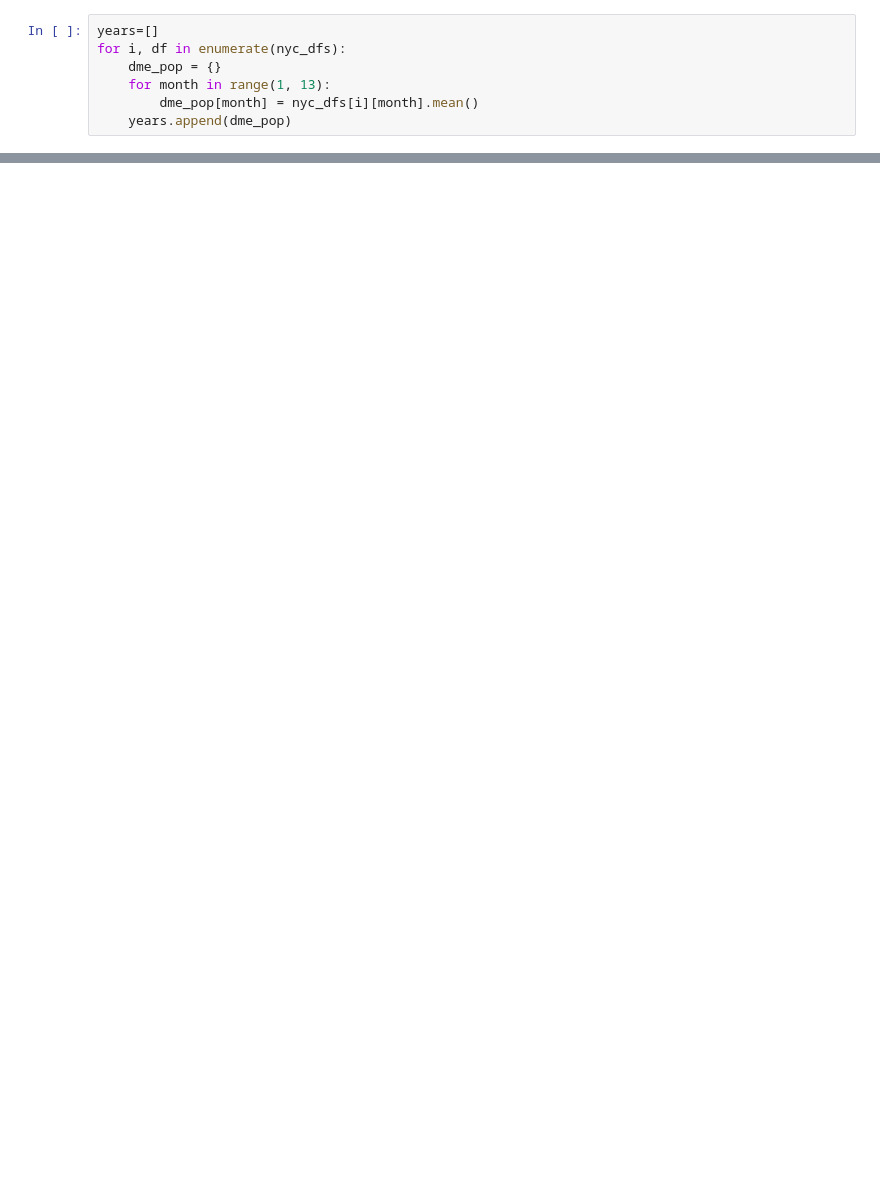
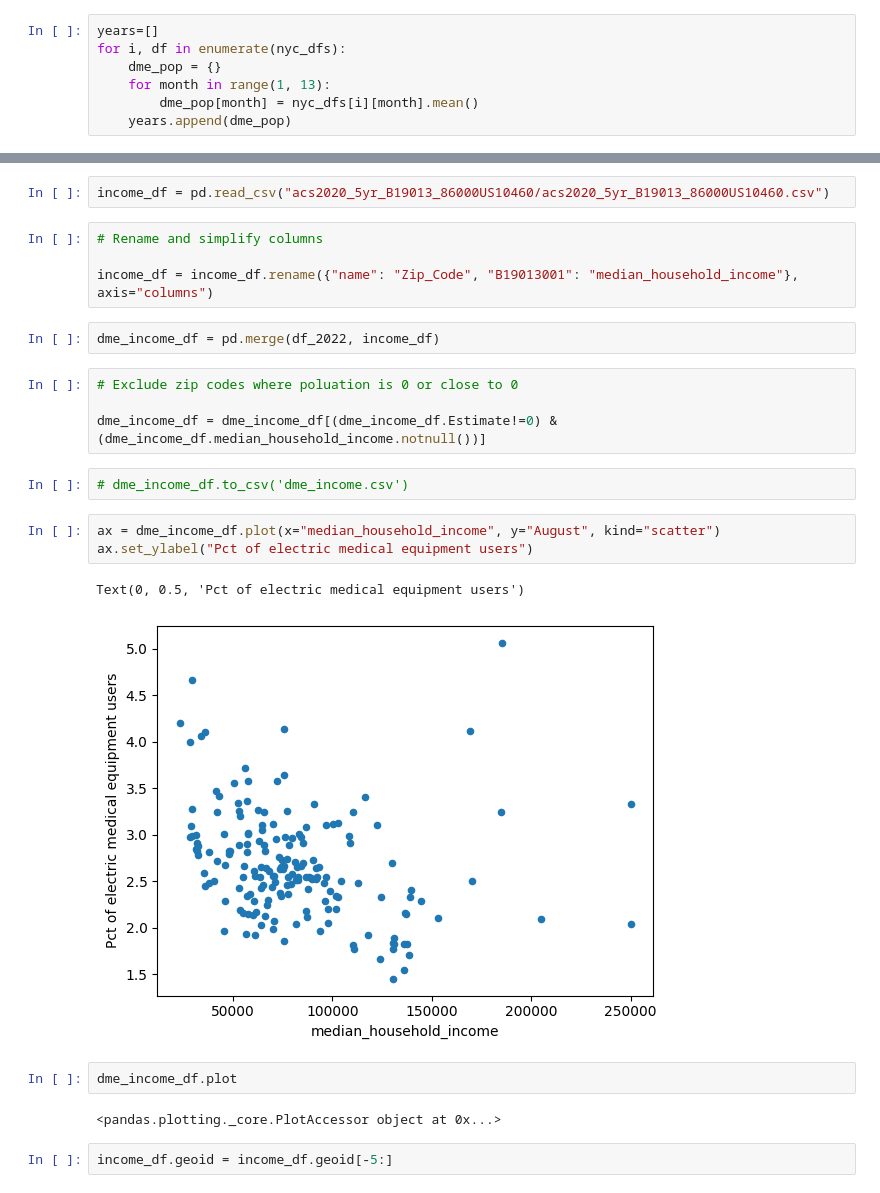
Before and after one commit to junekim6/nyc_power_outage, a Jupyter notebook: empower/empower_nyc.ipynb, the cells around one changed output, grey strips where cells are left out. Saved outputs shown, nothing was run; the diff lists cells and outputs as text; blank space fills up the shorter version.

```diff
--- a/empower/empower_nyc.ipynb
+++ b/empower/empower_nyc.ipynb
@@ -84,0 +74,26 @@ monthly_df.columns = monthly_df.columns+2016
+# %%
+income_df = pd.read_csv("acs2020_5yr_B19013_86000US10460/acs2020_5yr_B19013_86000US10460.csv")
+# %%
+# Rename and simplify columns
+
+income_df = income_df.rename({"name": "Zip_Code", "B19013001": "median_household_income"}, axis="columns")
+# %%
+dme_income_df = pd.merge(df_2022, income_df)
+# %%
+# Exclude zip codes where poluation is 0 or close to 0
+
+dme_income_df = dme_income_df[(dme_income_df.Estimate!=0) & (dme_income_df.median_household_income.notnull())]
+# %%
+# dme_income_df.to_csv('dme_income.csv')
+# %%
+ax = dme_income_df.plot(x="median_household_income", y="August", kind="scatter")
+ax.set_ylabel("Pct of electric medical equipment users")
+# %% [output]
+Text(0, 0.5, 'Pct of electric medical equipment users')
+[figure, added]
+# %%
+dme_income_df.plot
+# %% [output]
+<pandas.plotting._core.PlotAccessor object at 0x...>
+# %%
+income_df.geoid = income_df.geoid[-5:]
```
Also changed, not shown: parts of 31 cells of this notebook, 14 other files.
